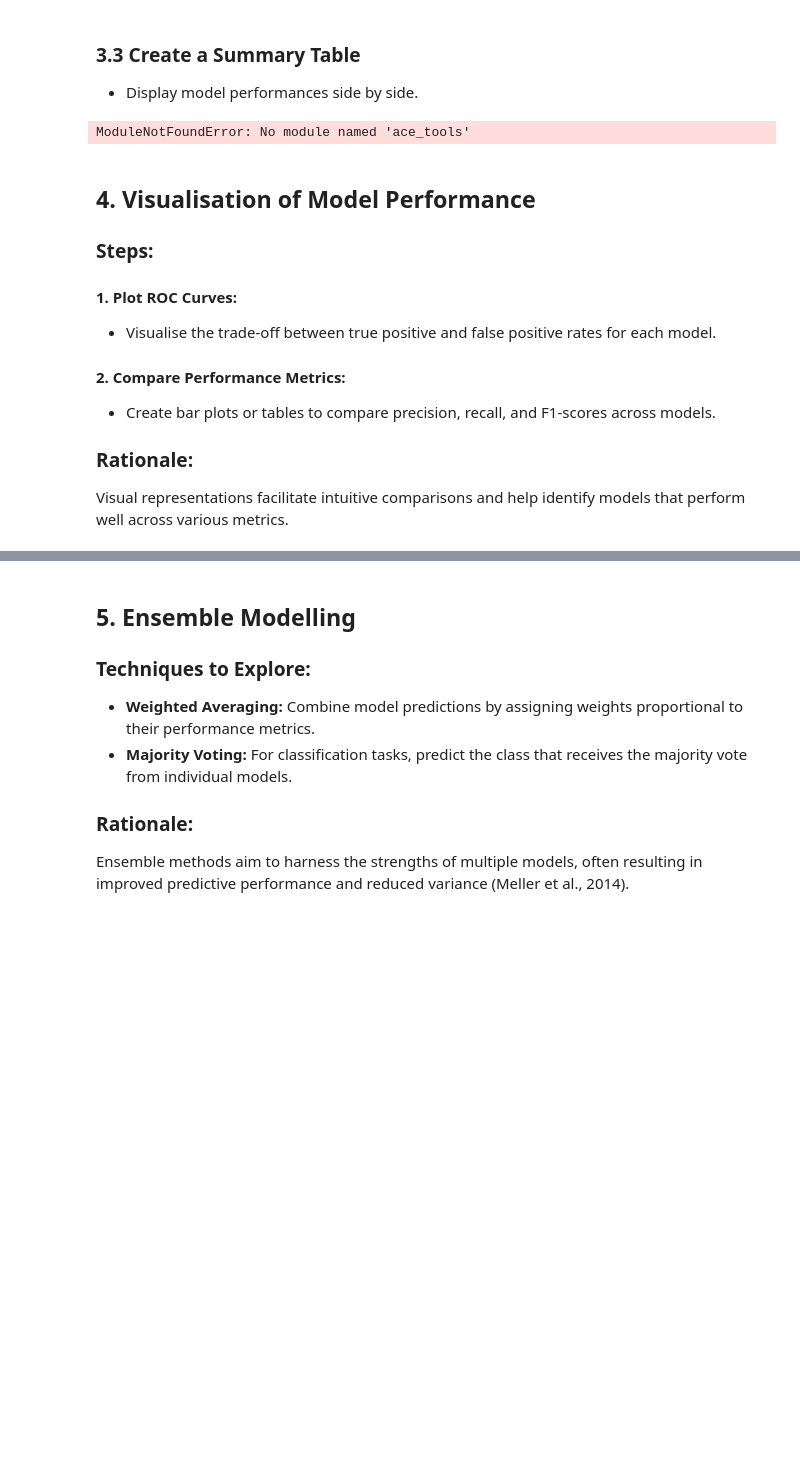
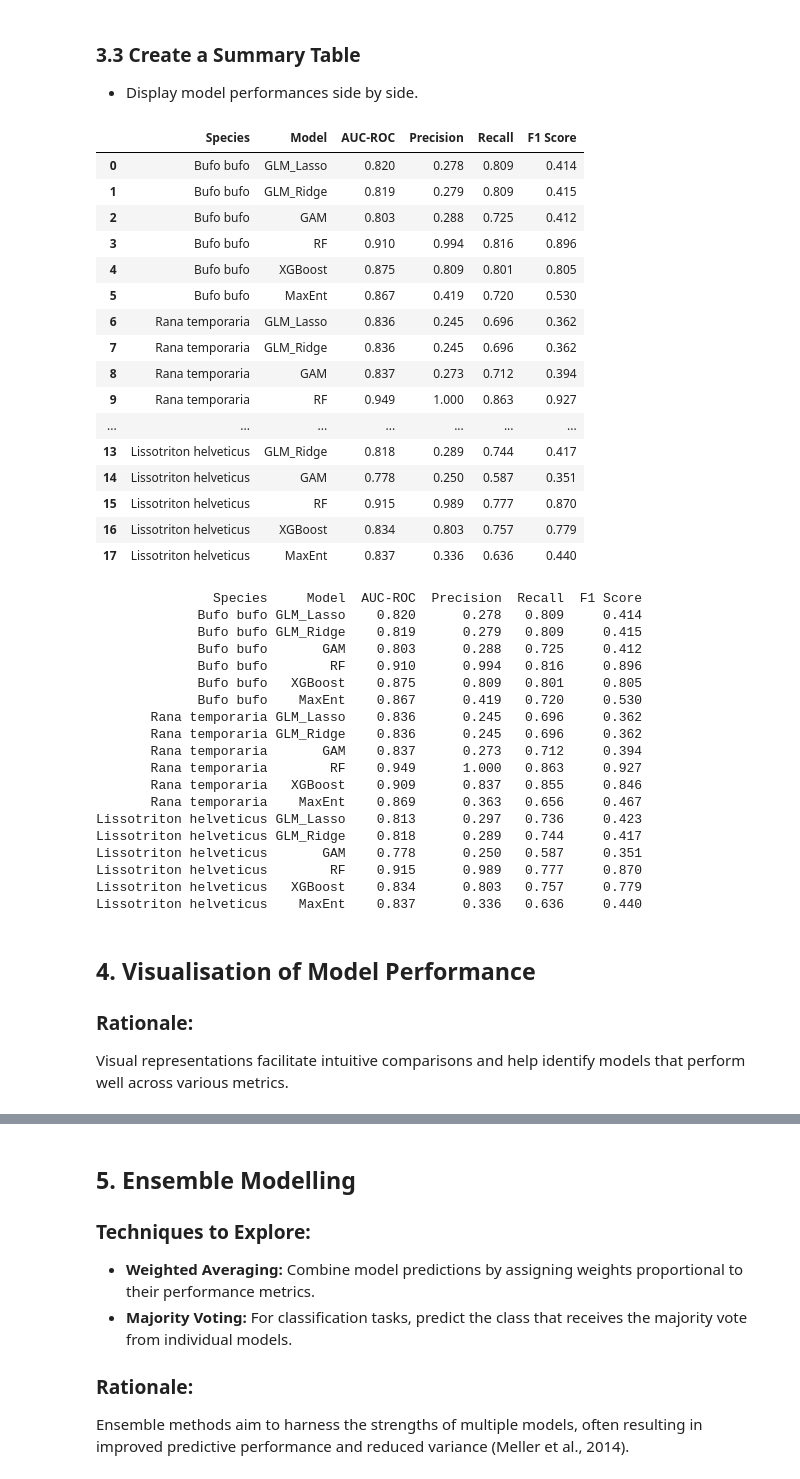
Before and after one commit to Mavisan6/MScThesis-MaviSantarelli, a Jupyter notebook: notebooks/2_Ensemble Modelling/4_Model_Comparison.ipynb, the cells around one changed output, grey strips where cells are left out. Drawn from its saved outputs; the diff is of its cells as text; code cells hidden in the pictures; blank space fills up the shorter version.

```diff
--- a/notebooks/2_Ensemble Modelling/4_Model_Comparison.ipynb
+++ b/notebooks/2_Ensemble Modelling/4_Model_Comparison.ipynb
@@ -454,28 +457,60 @@ print("\n✅ Performance metrics calculated successfully!")
 # %%
 # Convert the nested dictionary into a pandas DataFrame
 summary_df = pd.DataFrame.from_dict(
     {(species, model): metrics for species, models in performance_metrics.items() for model, metrics in models.items()},
     orient="index"
 )
 
 # Reset index for better formatting
 summary_df.index = pd.MultiIndex.from_tuples(summary_df.index, names=["Species", "Model"])
 summary_df.reset_index(inplace=True)
 
-# Display summary
-import ace_tools as tools
-tools.display_dataframe_to_user(name="Model Performance Summary", dataframe=summary_df)
+
+# ✅ Display the DataFrame in Jupyter
+display(summary_df)  # Works in Jupyter Notebook
+
+# Alternative: Print in text format (if display() is not working)
+print(summary_df.to_string(index=False))  # Prints all rows in readable format
 # %% [output]
+|  | Species | Model | AUC-ROC | Precision | Recall | F1 Score |
+| 0 | Bufo bufo | GLM_Lasso | 0.820 | 0.278 | 0.809 | 0.414 |
+| 1 | Bufo bufo | GLM_Ridge | 0.819 | 0.279 | 0.809 | 0.415 |
+| 2 | Bufo bufo | GAM | 0.803 | 0.288 | 0.725 | 0.412 |
+| 3 | Bufo bufo | RF | 0.910 | 0.994 | 0.816 | 0.896 |
+| 4 | Bufo bufo | XGBoost | 0.875 | 0.809 | 0.801 | 0.805 |
+| 5 | Bufo bufo | MaxEnt | 0.867 | 0.419 | 0.720 | 0.530 |
+| 6 | Rana temporaria | GLM_Lasso | 0.836 | 0.245 | 0.696 | 0.362 |
+| 7 | Rana temporaria | GLM_Ridge | 0.836 | 0.245 | 0.696 | 0.362 |
+| 8 | Rana temporaria | GAM | 0.837 | 0.273 | 0.712 | 0.394 |
+| 9 | Rana temporaria | RF | 0.949 | 1.000 | 0.863 | 0.927 |
+| ... | ... | ... | ... | ... | ... | ... |
+| 13 | Lissotriton helveticus | GLM_Ridge | 0.818 | 0.289 | 0.744 | 0.417 |
+| 14 | Lissotriton helveticus | GAM | 0.778 | 0.250 | 0.587 | 0.351 |
+| 15 | Lissotriton helveticus | RF | 0.915 | 0.989 | 0.777 | 0.870 |
+| 16 | Lissotriton helveticus | XGBoost | 0.834 | 0.803 | 0.757 | 0.779 |
+| 17 | Lissotriton helveticus | MaxEnt | 0.837 | 0.336 | 0.636 | 0.440 |
-ModuleNotFoundError: No module named 'ace_tools'
+               Species     Model  AUC-ROC  Precision  Recall  F1 Score
+             Bufo bufo GLM_Lasso    0.820      0.278   0.809     0.414
+             Bufo bufo GLM_Ridge    0.819      0.279   0.809     0.415
+             Bufo bufo       GAM    0.803      0.288   0.725     0.412
+             Bufo bufo        RF    0.910      0.994   0.816     0.896
+             Bufo bufo   XGBoost    0.875      0.809   0.801     0.805
+             Bufo bufo    MaxEnt    0.867      0.419   0.720     0.530
+       Rana temporaria GLM_Lasso    0.836      0.245   0.696     0.362
+       Rana temporaria GLM_Ridge    0.836      0.245   0.696     0.362
+       Rana temporaria       GAM    0.837      0.273   0.712     0.394
+       Rana temporaria        RF    0.949      1.000   0.863     0.927
+       Rana temporaria   XGBoost    0.909      0.837   0.855     0.846
+       Rana temporaria    MaxEnt    0.869      0.363   0.656     0.467
+Lissotriton helveticus GLM_Lasso    0.813      0.297   0.736     0.423
+Lissotriton helveticus GLM_Ridge    0.818      0.289   0.744     0.417
+Lissotriton helveticus       GAM    0.778      0.250   0.587     0.351
+Lissotriton helveticus        RF    0.915      0.989   0.777     0.870
+Lissotriton helveticus   XGBoost    0.834      0.803   0.757     0.779
+Lissotriton helveticus    MaxEnt    0.837      0.336   0.636     0.440
 # %% [markdown]
 ## 4. Visualisation of Model Performance
 
-### **Steps:**
-#### 1. Plot ROC Curves:
-- Visualise the trade-off between true positive and false positive rates for each model.
-
-#### 2. Compare Performance Metrics:
-- Create bar plots or tables to compare precision, recall, and F1-scores across models.
 
 ### **Rationale:**
 Visual representations facilitate intuitive comparisons and help identify models that perform well across various metrics.
```
Also changed, not shown: parts of 5 cells of this notebook.
